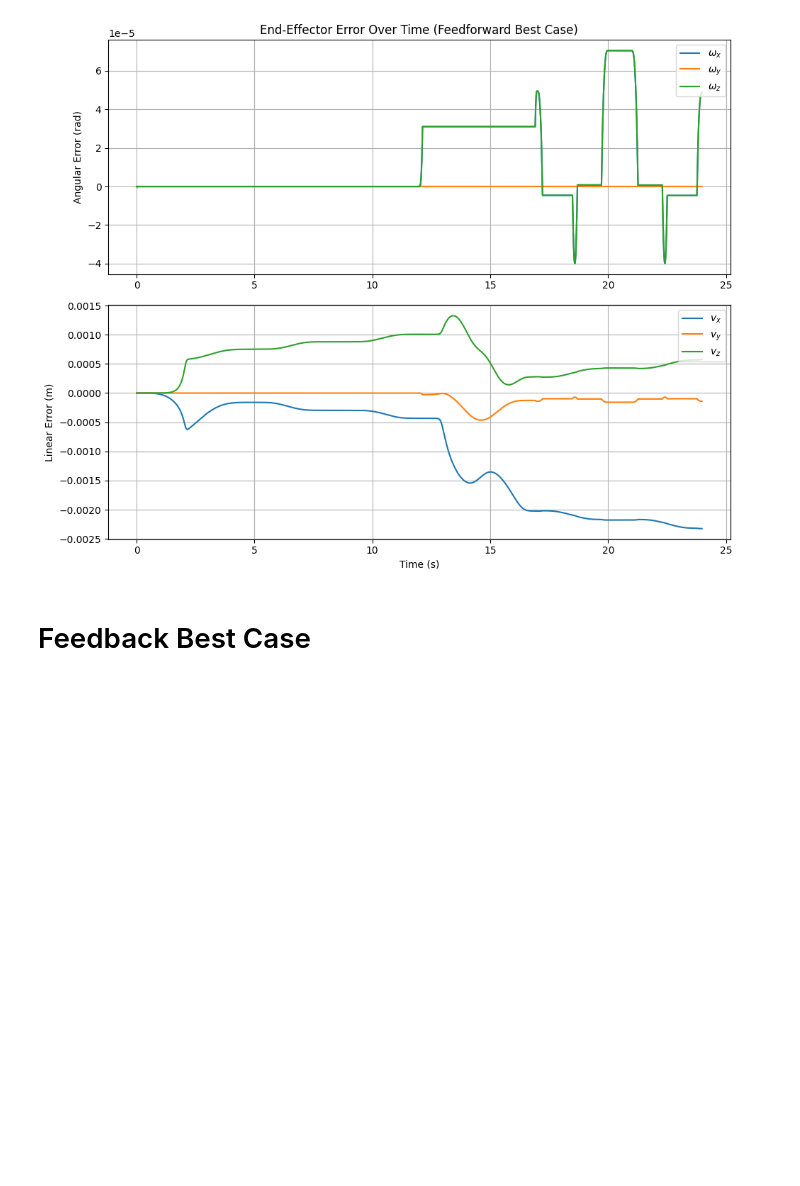
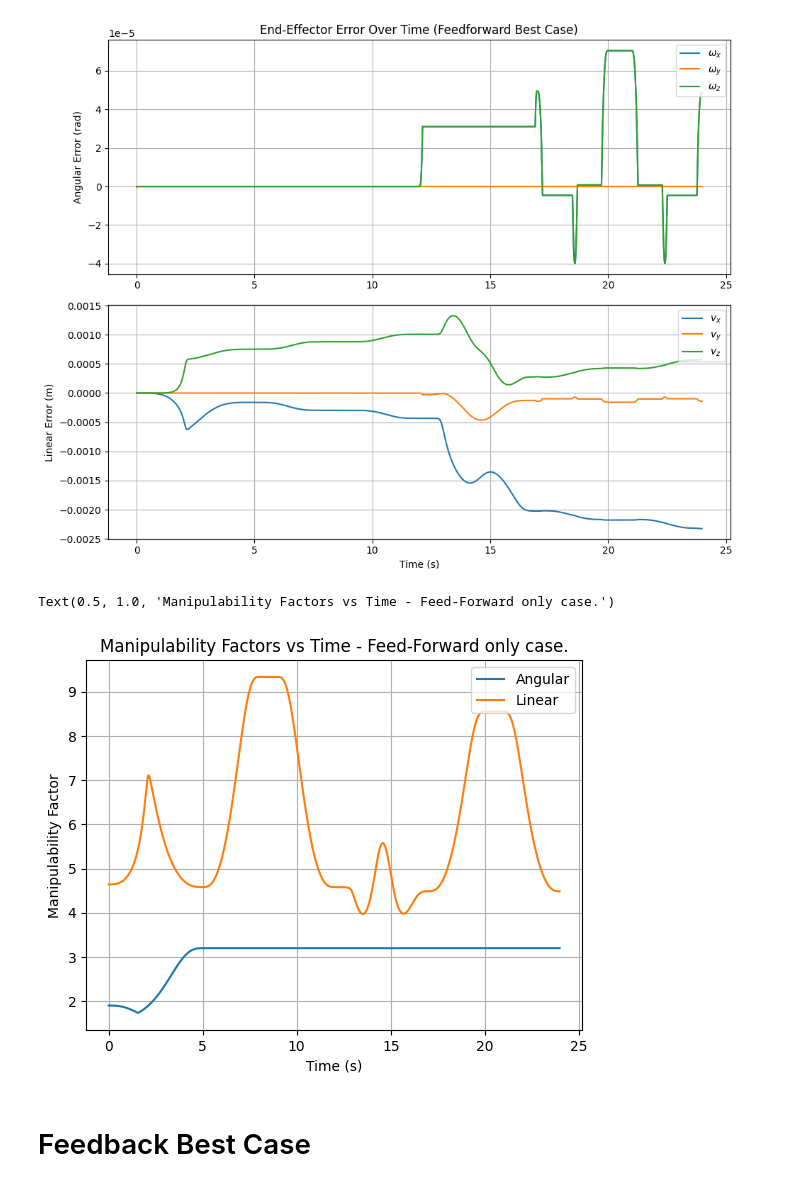
Before and after one commit to arobotdinosaur/MAE_204_Final_Project, a Jupyter notebook: DumpCode.ipynb, the cells around one changed output. Saved outputs shown, nothing was run; the diff lists cells and outputs as text; code cells hidden in the pictures; blank space fills up the shorter version.

Commit message:
manipulability plots

```diff
--- a/DumpCode.ipynb
+++ b/DumpCode.ipynb
@@ -265,7 +265,7 @@ def FeedbackControl(Xd, Xd_next, Kp, Ki, time_step, states_and_angles):
     wheel_speeds = total_speeds[0:4]
     arm_joint_speeds = total_speeds[4:]
     #print("total_speeds =", total_speeds)
-    return wheel_speeds, arm_joint_speeds, V_commanded, X_err_twist
+    return wheel_speeds, arm_joint_speeds, V_commanded, X_err_twist, Je
 # %% [markdown]
 ## Milestone 1 Test
 # %%
@@ -324,3 +334,26 @@ FeedbackControl(Xd,Xd_next,np.eye(6),np.zeros((6,6)),0.01,np.array([0,0,0,0,0,0.
+# %%
+def Manipulability(Je):
+    Jw = Je[0:3,:]
+    Jv = Je[3:,:]
+    #print('jw',Jw)
+    #print('jv',Jv)
+    eig_w,vec_w=np.linalg.eig(Jw@Jw.T)
+    eig_v,vec_v=np.linalg.eig(Jv@Jv.T)
+    #print('eigw',eig_w)
+    #print('eigv',eig_v)
+    minw=np.min(eig_w)
+    maxw=np.max(eig_w)
+
+    maxv=np.max(eig_v)
+    minv=np.min(eig_v)
+
+    manipw=np.sqrt(maxw)/np.sqrt(minw)
+
+    manipv=np.sqrt(maxv)/np.sqrt(minv)
+    #manip=np.array([manipw,manipv])
+
+
+    return manipw,manipv
 # %% [markdown]
 # Wrapper Code Begins
 # %% [markdown]
@@ -358,11 +391,18 @@ full_list=[]
 theta_0_with_gripper = []
 X_err_list = []
 t = []
+manip_w_list=[]
+manip_v_list=[]
+
 integral_error = np.zeros(6)
 for i in range(len(final_result_matrix) - 1):
     final_result_matrix_i = final_result_matrix[i]
     final_result_matrix_i_plus_1 = final_result_matrix[i+1]
-    wheel_speeds, arm_joint_speeds, V_commanded, X_err_twist = FeedbackControl(final_result_matrix_i,final_result_matrix_i_plus_1, np.zeros((6,6)), np.zeros((6,6)),0.01,theta_0[0:8])
+    wheel_speeds, arm_joint_speeds, V_commanded, X_err_twist, Je = FeedbackControl(final_result_matrix_i,final_result_matrix_i_plus_1, np.zeros((6,6)), np.zeros((6,6)),0.01,theta_0[0:8])
+
+    manipw,manipv=Manipulability(Je)
+    manip_w_list.append(manipw)
+    manip_v_list.append(manipv)
 
     #print("Xerr", X_err_twist)
     X_err_list.append(X_err_twist)
@@ -410,6 +450,18 @@ plt.tight_layout()
 plt.show()
 # %% [output]
 [figure]
+# %%
+#manipulability plot
+plt.plot(t_array,manip_w_list,label=r'Angular')
+plt.plot(t_array,manip_v_list,label=r'Linear')
+plt.xlabel('Time (s)')
+plt.ylabel('Manipulability Factor')
+plt.legend(loc='upper right')
+plt.grid(True)
+plt.title("Manipulability Factors vs Time - Feed-Forward only case.")
+# %% [output]
+Text(0.5, 1.0, 'Manipulability Factors vs Time - Feed-Forward only case.')
+[figure, added]
 # %% [markdown]
 # Feedback Best Case
 # %%
```
Also changed, not shown: parts of 8 cells of this notebook.
